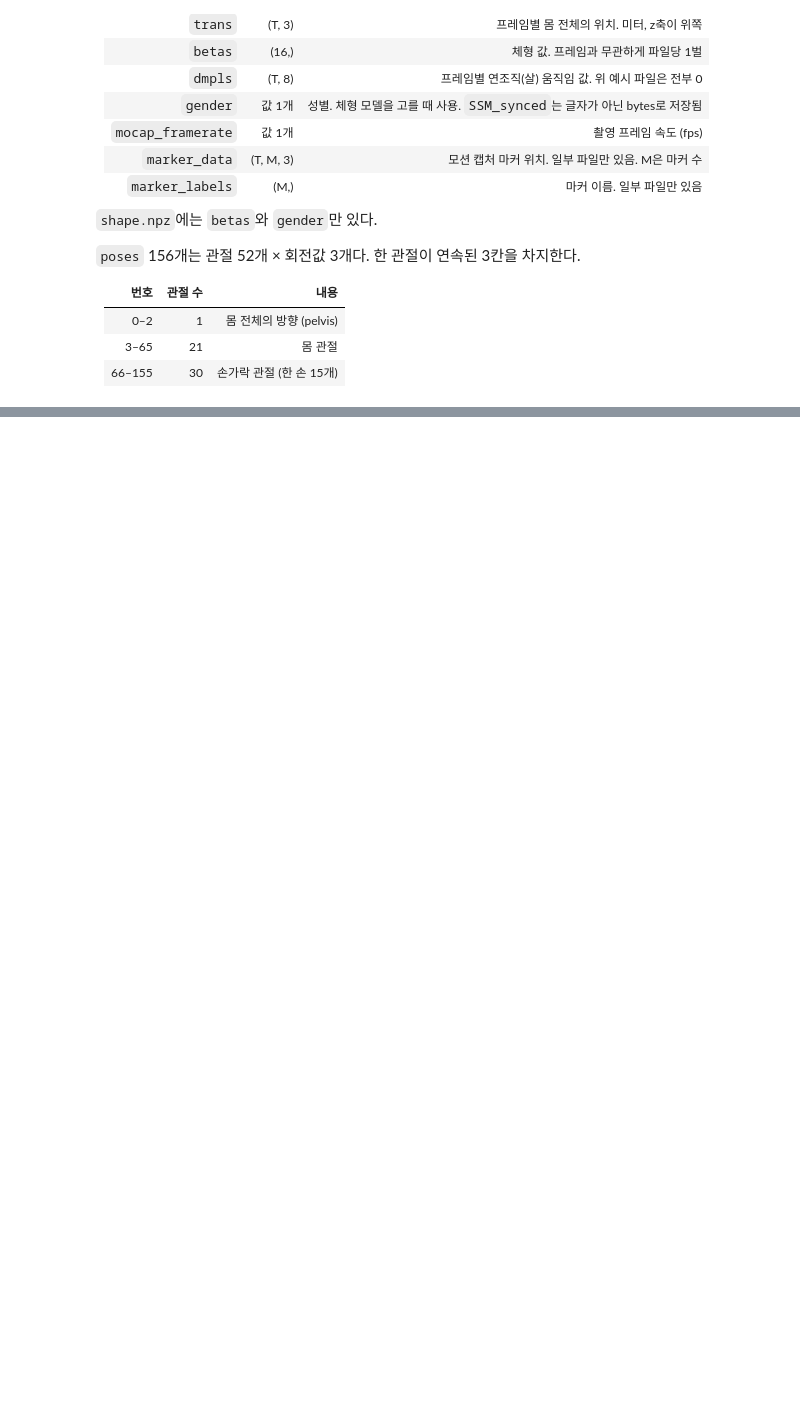
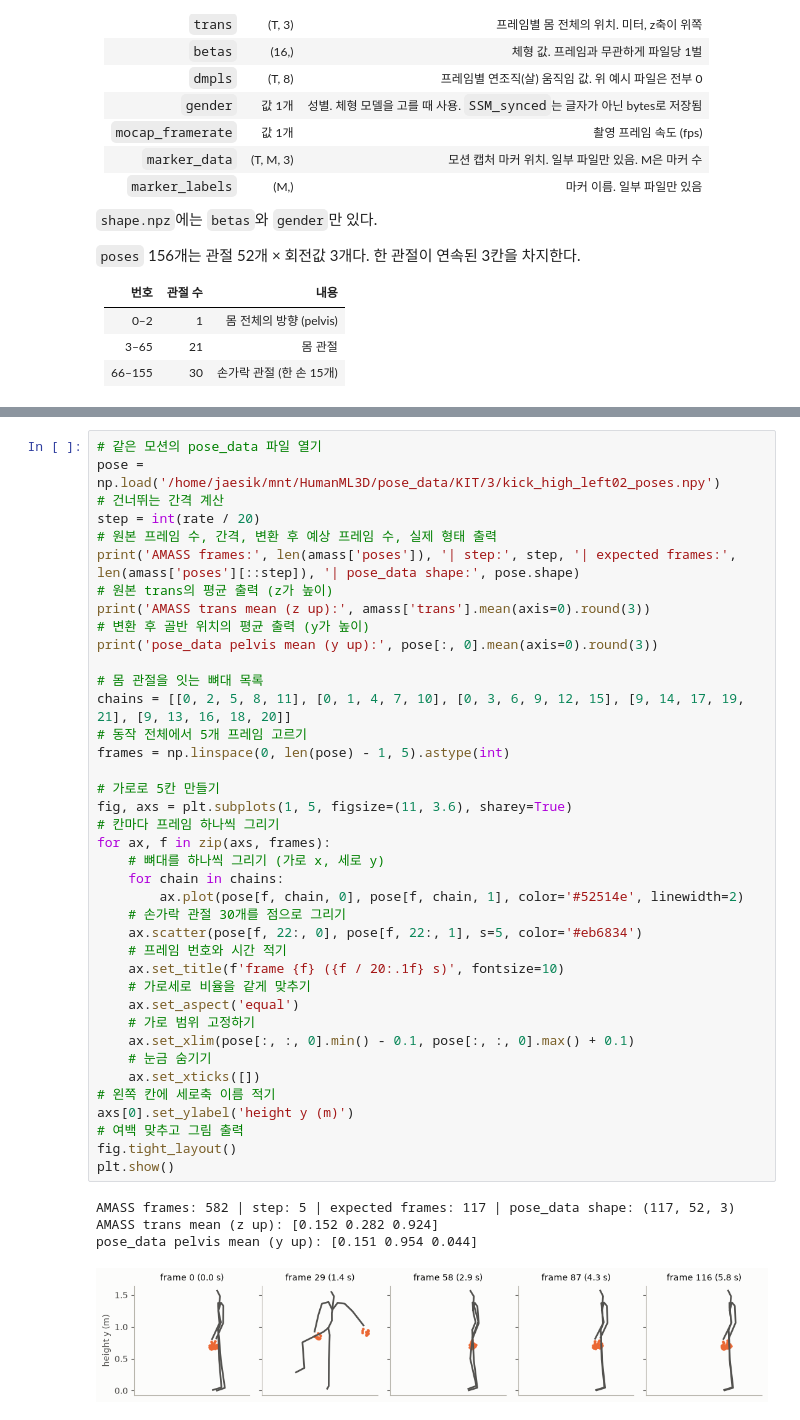
Before and after one commit to Jacod97/Motion-Data-Analysis, a Jupyter notebook: draft/amass_da.ipynb, the cells around one changed output, grey strips where cells are left out. Cells and saved outputs as stored; diff of their text form; blank space fills up the shorter version.

```diff
--- a/draft/amass_da.ipynb
+++ b/draft/amass_da.ipynb
@@ -131,0 +266,44 @@ poses           (582, 156)  float64
+# %%
+# 같은 모션의 pose_data 파일 열기
+pose = np.load('/home/jaesik/mnt/HumanML3D/pose_data/KIT/3/kick_high_left02_poses.npy')
+# 건너뛰는 간격 계산
+step = int(rate / 20)
+# 원본 프레임 수, 간격, 변환 후 예상 프레임 수, 실제 형태 출력
+print('AMASS frames:', len(amass['poses']), '| step:', step, '| expected frames:', len(amass['poses'][::step]), '| pose_data shape:', pose.shape)
+# 원본 trans의 평균 출력 (z가 높이)
+print('AMASS trans mean (z up):', amass['trans'].mean(axis=0).round(3))
+# 변환 후 골반 위치의 평균 출력 (y가 높이)
+print('pose_data pelvis mean (y up):', pose[:, 0].mean(axis=0).round(3))
+
+# 몸 관절을 잇는 뼈대 목록
+chains = [[0, 2, 5, 8, 11], [0, 1, 4, 7, 10], [0, 3, 6, 9, 12, 15], [9, 14, 17, 19, 21], [9, 13, 16, 18, 20]]
+# 동작 전체에서 5개 프레임 고르기
+frames = np.linspace(0, len(pose) - 1, 5).astype(int)
+
+# 가로로 5칸 만들기
+fig, axs = plt.subplots(1, 5, figsize=(11, 3.6), sharey=True)
+# 칸마다 프레임 하나씩 그리기
+for ax, f in zip(axs, frames):
+    # 뼈대를 하나씩 그리기 (가로 x, 세로 y)
+    for chain in chains:
+        ax.plot(pose[f, chain, 0], pose[f, chain, 1], color='#52514e', linewidth=2)
+    # 손가락 관절 30개를 점으로 그리기
+    ax.scatter(pose[f, 22:, 0], pose[f, 22:, 1], s=5, color='#eb6834')
+    # 프레임 번호와 시간 적기
+    ax.set_title(f'frame {f} ({f / 20:.1f} s)', fontsize=10)
+    # 가로세로 비율을 같게 맞추기
+    ax.set_aspect('equal')
+    # 가로 범위 고정하기
+    ax.set_xlim(pose[:, :, 0].min() - 0.1, pose[:, :, 0].max() + 0.1)
+    # 눈금 숨기기
+    ax.set_xticks([])
+# 왼쪽 칸에 세로축 이름 적기
+axs[0].set_ylabel('height y (m)')
+# 여백 맞추고 그림 출력
+fig.tight_layout()
+plt.show()
+# %% [output]
+AMASS frames: 582 | step: 5 | expected frames: 117 | pose_data shape: (117, 52, 3)
+AMASS trans mean (z up): [0.152 0.282 0.924]
+pose_data pelvis mean (y up): [0.151 0.954 0.044]
+[figure, added]
```
Also changed, not shown: parts of 13 cells of this notebook, 3 other files.
